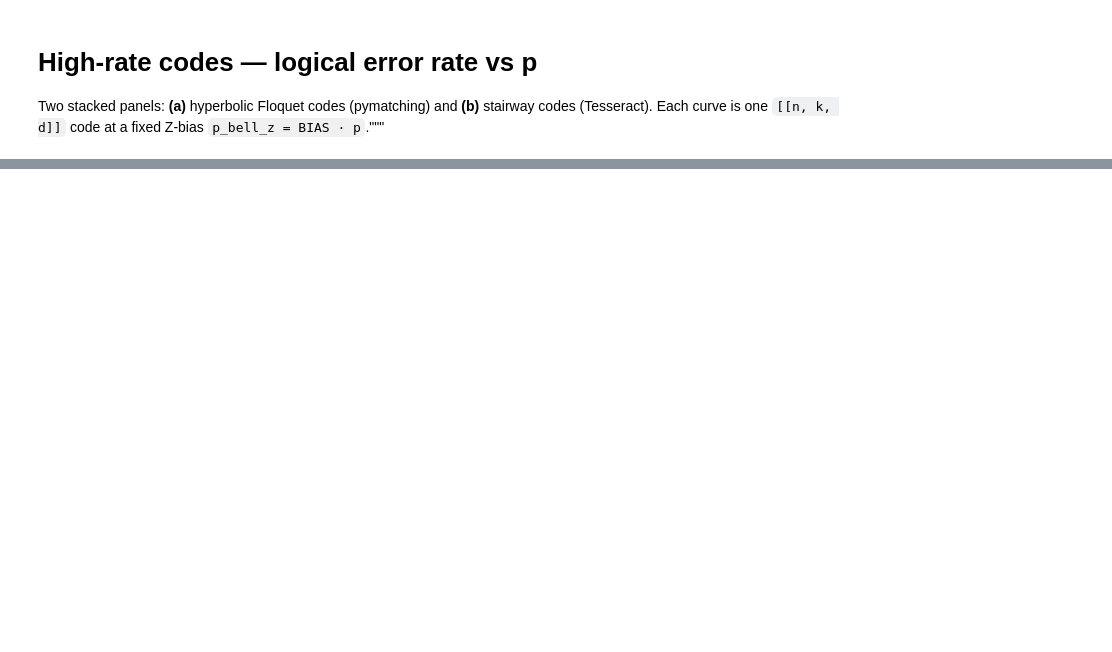
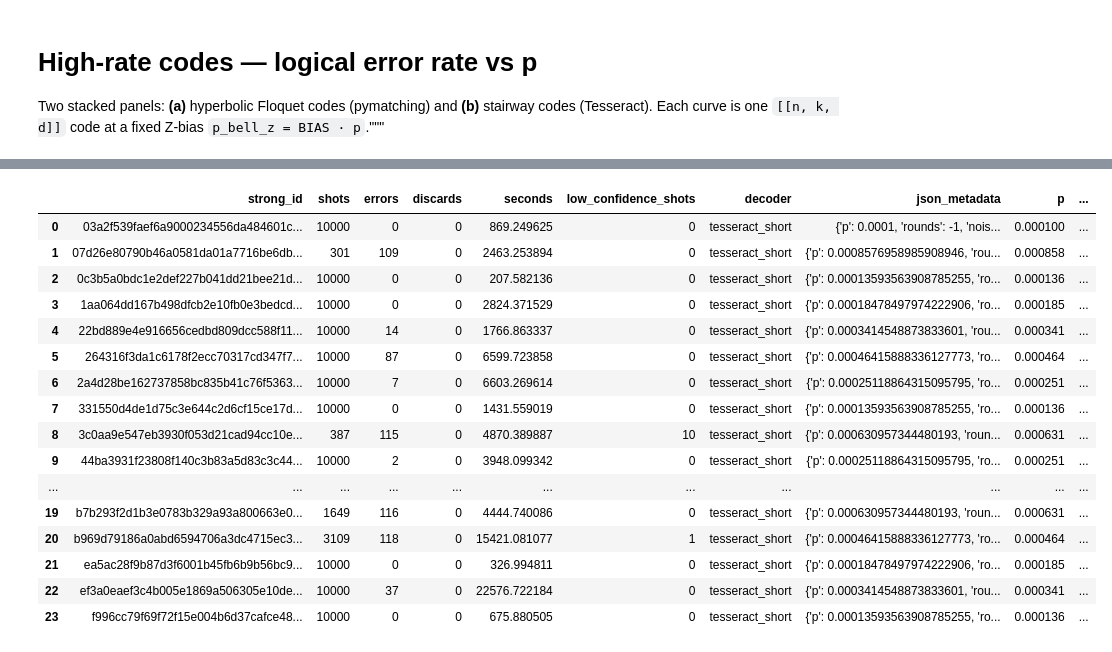
Before and after one commit to RetzkersGroup/distributed-qec, a Jupyter notebook: notebooks/high_rate.ipynb, the cells around one changed output, grey strips where cells are left out. Cells and saved outputs as stored; diff of their text form; code cells hidden in the pictures; blank space fills up the shorter version.

```diff
--- a/notebooks/high_rate.ipynb
+++ b/notebooks/high_rate.ipynb
@@ -239,0 +242,20 @@ Saved ../out/figures/20260625_high_rate_bias10.pdf
+# %%
+df_st
+# %% [output]
+|  | strong_id | shots | errors | discards | seconds | low_confidence_shots | decoder | json_metadata | p | ... |
+| 0 | 03a2f539faef6a9000234556da484601c... | 10000 | 0 | 0 | 869.249625 | 0 | tesseract_short | {'p': 0.0001, 'rounds': -1, 'nois... | 0.000100 | ... |
+| 1 | 07d26e80790b46a0581da01a7716be6db... | 301 | 109 | 0 | 2463.253894 | 0 | tesseract_short | {'p': 0.0008576958985908946, 'rou... | 0.000858 | ... |
+| 2 | 0c3b5a0bdc1e2def227b041dd21bee21d... | 10000 | 0 | 0 | 207.582136 | 0 | tesseract_short | {'p': 0.00013593563908785255, 'ro... | 0.000136 | ... |
+| 3 | 1aa064dd167b498dfcb2e10fb0e3bedcd... | 10000 | 0 | 0 | 2824.371529 | 0 | tesseract_short | {'p': 0.00018478497974222906, 'ro... | 0.000185 | ... |
+| 4 | 22bd889e4e916656cedbd809dcc588f11... | 10000 | 14 | 0 | 1766.863337 | 0 | tesseract_short | {'p': 0.0003414548873833601, 'rou... | 0.000341 | ... |
+| 5 | 264316f3da1c6178f2ecc70317cd347f7... | 10000 | 87 | 0 | 6599.723858 | 0 | tesseract_short | {'p': 0.00046415888336127773, 'ro... | 0.000464 | ... |
+| 6 | 2a4d28be162737858bc835b41c76f5363... | 10000 | 7 | 0 | 6603.269614 | 0 | tesseract_short | {'p': 0.00025118864315095795, 'ro... | 0.000251 | ... |
+| 7 | 331550d4de1d75c3e644c2d6cf15ce17d... | 10000 | 0 | 0 | 1431.559019 | 0 | tesseract_short | {'p': 0.00013593563908785255, 'ro... | 0.000136 | ... |
+| 8 | 3c0aa9e547eb3930f053d21cad94cc10e... | 387 | 115 | 0 | 4870.389887 | 10 | tesseract_short | {'p': 0.000630957344480193, 'roun... | 0.000631 | ... |
+| 9 | 44ba3931f23808f140c3b83a5d83c3c44... | 10000 | 2 | 0 | 3948.099342 | 0 | tesseract_short | {'p': 0.00025118864315095795, 'ro... | 0.000251 | ... |
+| ... | ... | ... | ... | ... | ... | ... | ... | ... | ... | ... |
+| 19 | b7b293f2d1b3e0783b329a93a800663e0... | 1649 | 116 | 0 | 4444.740086 | 0 | tesseract_short | {'p': 0.000630957344480193, 'roun... | 0.000631 | ... |
+| 20 | b969d79186a0abd6594706a3dc4715ec3... | 3109 | 118 | 0 | 15421.081077 | 1 | tesseract_short | {'p': 0.00046415888336127773, 'ro... | 0.000464 | ... |
+| 21 | ea5ac28f9b87d3f6001b45fb6b9b56bc9... | 10000 | 0 | 0 | 326.994811 | 0 | tesseract_short | {'p': 0.00018478497974222906, 'ro... | 0.000185 | ... |
+| 22 | ef3a0eaef3c4b005e1869a506305e10de... | 10000 | 37 | 0 | 22576.722184 | 0 | tesseract_short | {'p': 0.0003414548873833601, 'rou... | 0.000341 | ... |
+| 23 | f996cc79f69f72f15e004b6d37cafce48... | 10000 | 0 | 0 | 675.880505 | 0 | tesseract_short | {'p': 0.00013593563908785255, 'ro... | 0.000136 | ... |
```
Also changed, not shown: parts of 2 cells of this notebook.
